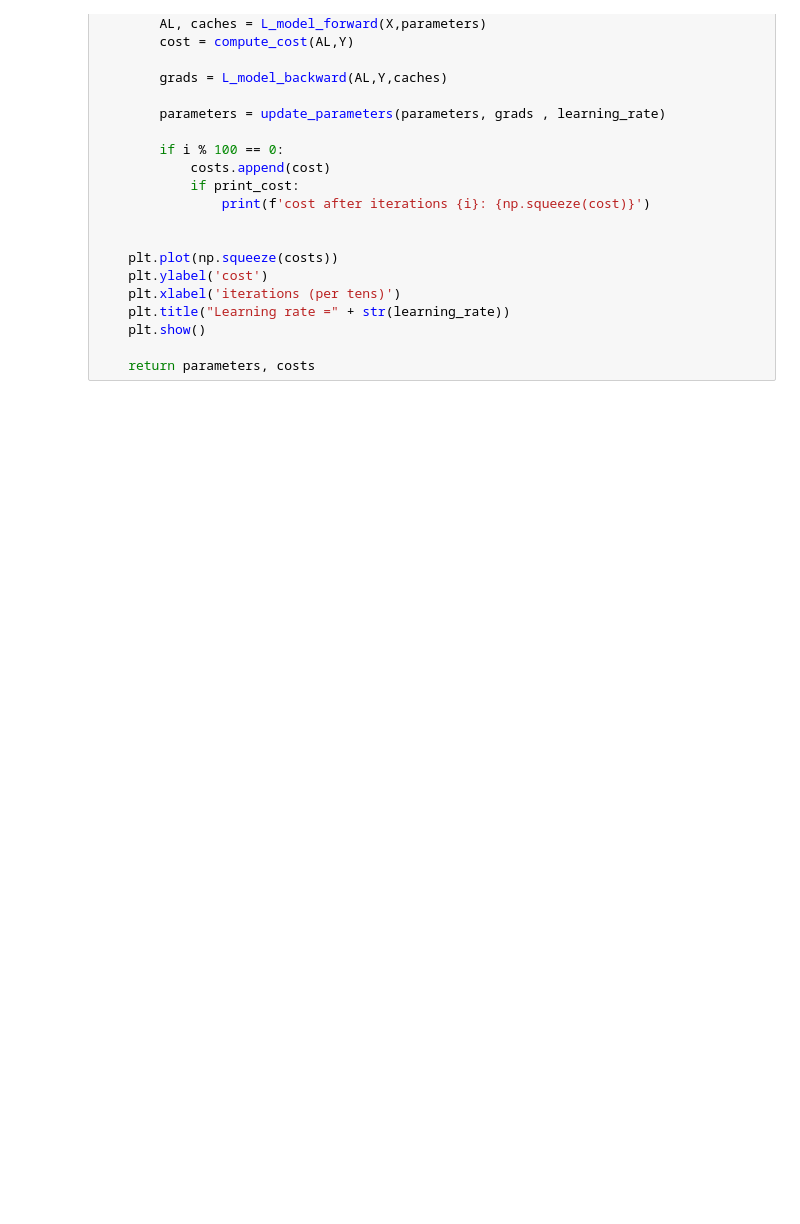
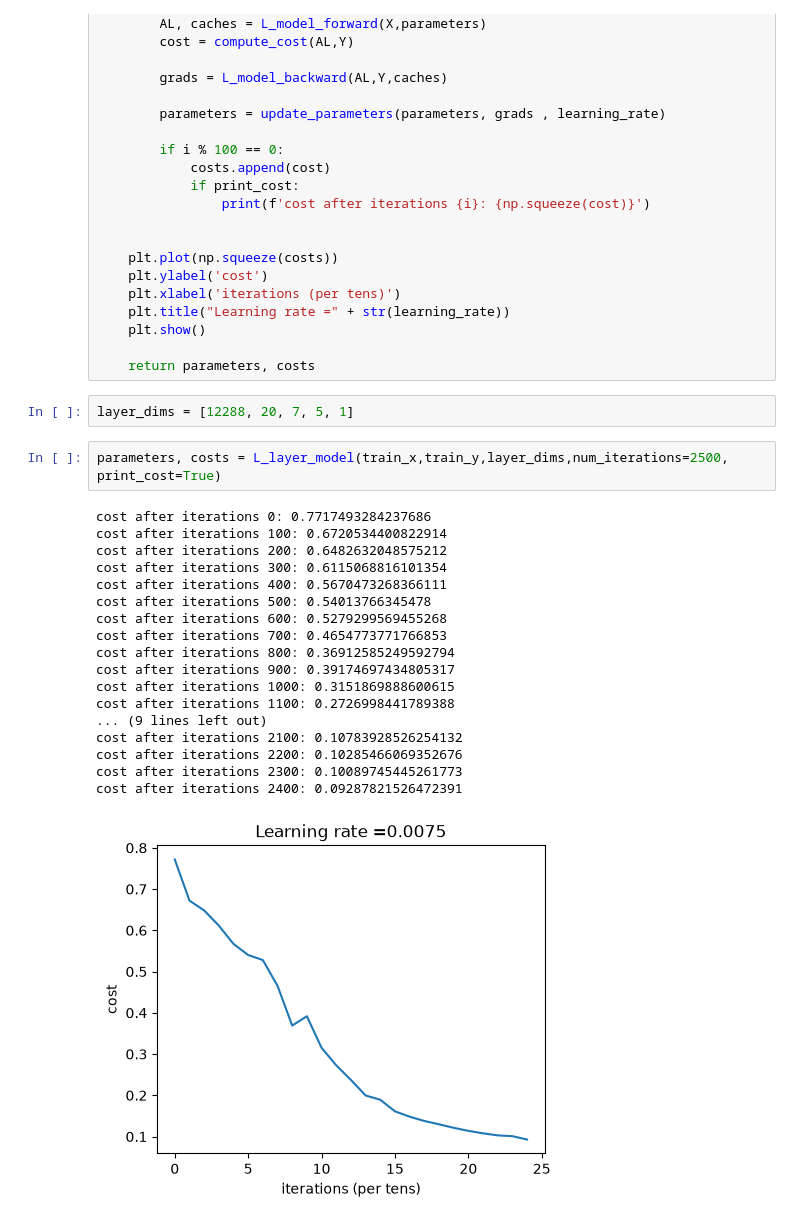
Before and after one commit to RishxGit/deeplearning, a Jupyter notebook: image_classification.ipynb, the cells around one changed output. Drawn from its saved outputs; the diff is of its cells as text; blank space fills up the shorter version.

Commit message:
costs after iterations

```diff
--- a/image_classification.ipynb
+++ b/image_classification.ipynb
@@ -185,3 +185,26 @@ def L_layer_model(X,Y,layer_dims,learning_rate=0.0075,num_iterations=3000, print
     plt.show()
 
     return parameters, costs
+# %%
+layer_dims = [12288, 20, 7, 5, 1]
+# %%
+parameters, costs = L_layer_model(train_x,train_y,layer_dims,num_iterations=2500, print_cost=True)
+# %% [output]
+cost after iterations 0: 0.7717493284237686
+cost after iterations 100: 0.6720534400822914
+cost after iterations 200: 0.6482632048575212
+cost after iterations 300: 0.6115068816101354
+cost after iterations 400: 0.5670473268366111
+cost after iterations 500: 0.54013766345478
+cost after iterations 600: 0.5279299569455268
+cost after iterations 700: 0.4654773771766853
+cost after iterations 800: 0.36912585249592794
+cost after iterations 900: 0.39174697434805317
+cost after iterations 1000: 0.3151869888600615
+cost after iterations 1100: 0.2726998441789388
+... (9 lines left out)
+cost after iterations 2100: 0.10783928526254132
+cost after iterations 2200: 0.10285466069352676
+cost after iterations 2300: 0.10089745445261773
+cost after iterations 2400: 0.09287821526472391
+[figure, added]
```
